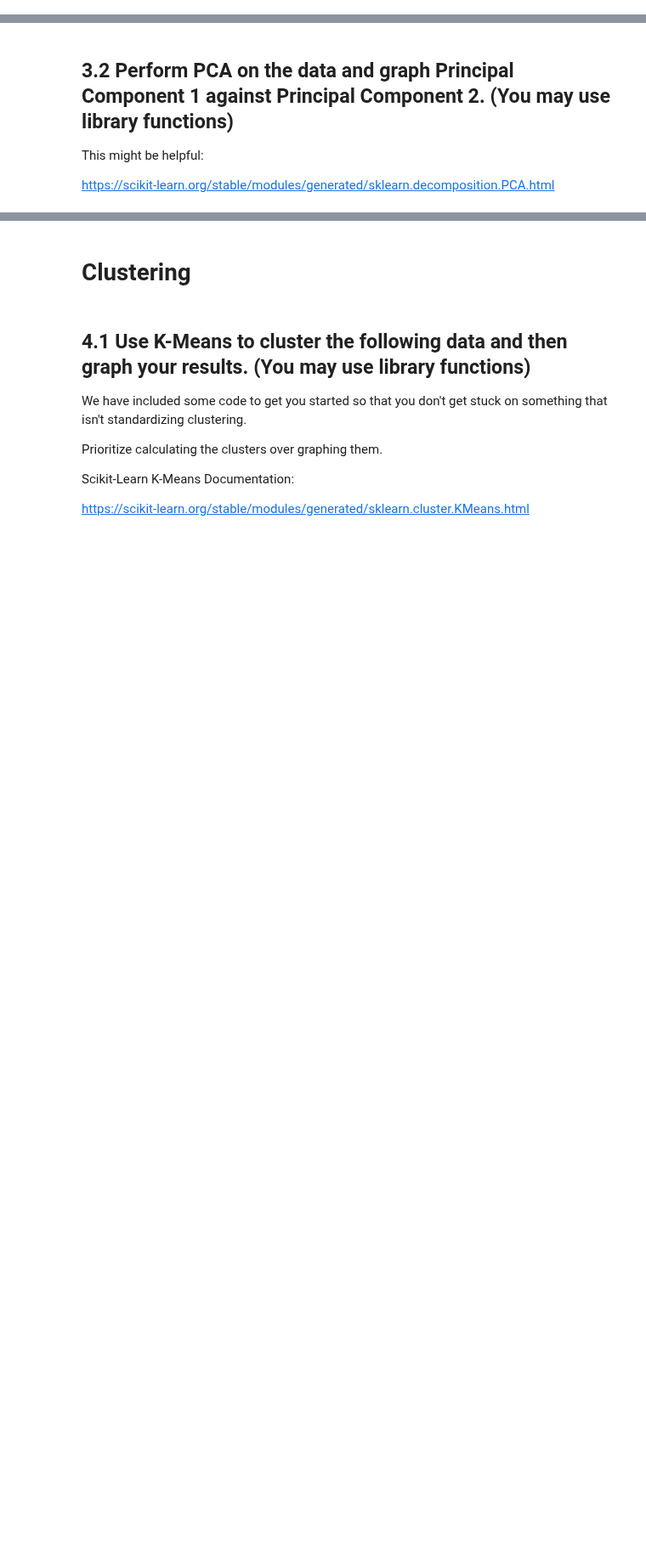
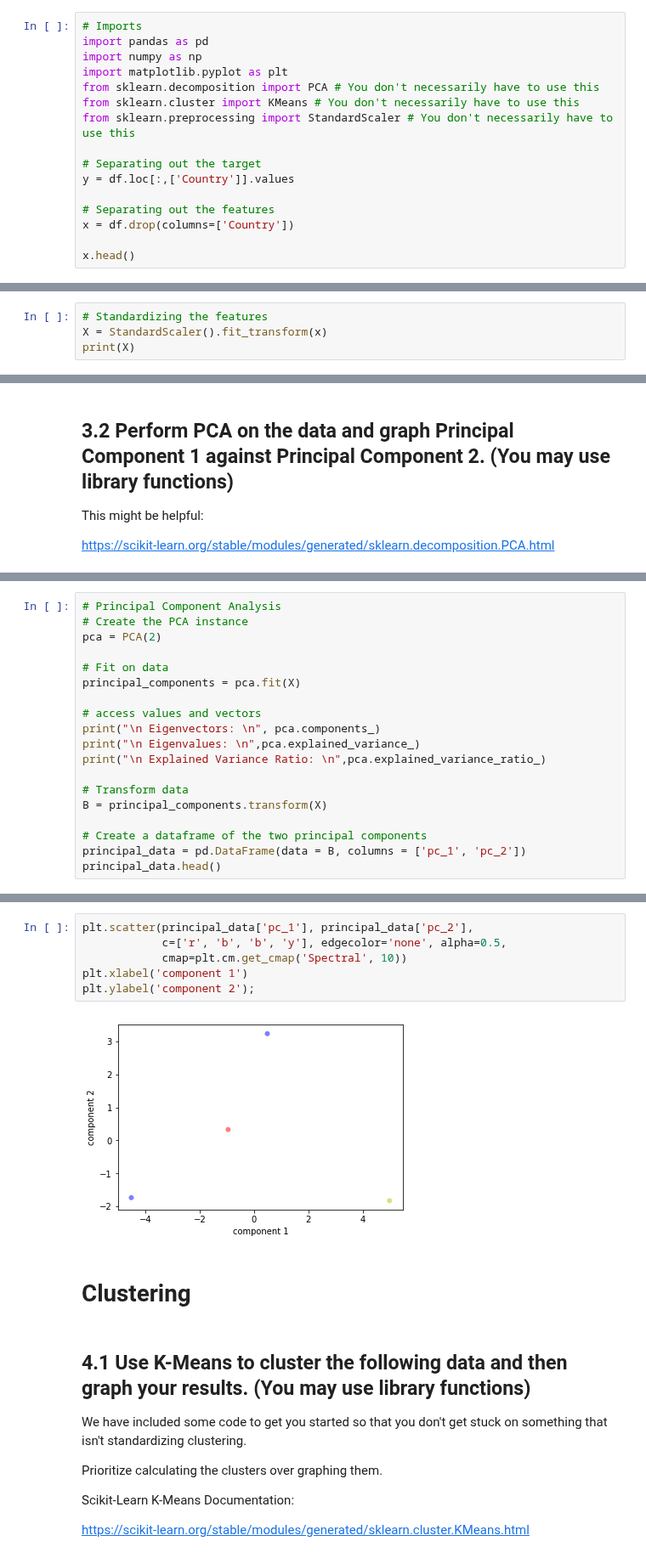
Before and after one commit to JimKing100/DS-Unit-1-Sprint-4-Linear-Algebra, a Jupyter notebook: Linear_Algebra_Sprint_Challenge.ipynb, the cells around one changed output, grey strips where cells are left out. Shown at 85% size. Drawn from its saved outputs; the diff is of its cells as text; blank space fills up the shorter version.

```diff
--- a/Linear_Algebra_Sprint_Challenge.ipynb
+++ b/Linear_Algebra_Sprint_Challenge.ipynb
@@ -155,0 +203,16 @@ df.head()
+# %%
+# Imports
+import pandas as pd
+import numpy as np
+import matplotlib.pyplot as plt
+from sklearn.decomposition import PCA # You don't necessarily have to use this
+from sklearn.cluster import KMeans # You don't necessarily have to use this
+from sklearn.preprocessing import StandardScaler # You don't necessarily have to use this
+
+# Separating out the target
+y = df.loc[:,['Country']].values
+
+# Separating out the features
+x = df.drop(columns=['Country'])
+
+x.head()
@@ -155,0 +225,4 @@ df.head()
+# %%
+# Standardizing the features
+X = StandardScaler().fit_transform(x)
+print(X)
@@ -163,0 +248,19 @@ This might be helpful:
+# %%
+# Principal Component Analysis
+# Create the PCA instance
+pca = PCA(2)
+
+# Fit on data
+principal_components = pca.fit(X)
+
+# access values and vectors
+print("\n Eigenvectors: \n", pca.components_)
+print("\n Eigenvalues: \n",pca.explained_variance_)
+print("\n Explained Variance Ratio: \n",pca.explained_variance_ratio_)
+
+# Transform data
+B = principal_components.transform(X)
+
+# Create a dataframe of the two principal components
+principal_data = pd.DataFrame(data = B, columns = ['pc_1', 'pc_2'])
+principal_data.head()
@@ -164,3 +286,11 @@ This might be helpful:
+# %%
+plt.scatter(principal_data['pc_1'], principal_data['pc_2'],
+            c=['r', 'b', 'b', 'y'], edgecolor='none', alpha=0.5,
+            cmap=plt.cm.get_cmap('Spectral', 10))
+plt.xlabel('component 1')
+plt.ylabel('component 2');
+# %% [output]
+[figure, added]
 # %% [markdown]
 # Clustering
 # %% [markdown]
```
Also changed, not shown: parts of 19 cells of this notebook.
